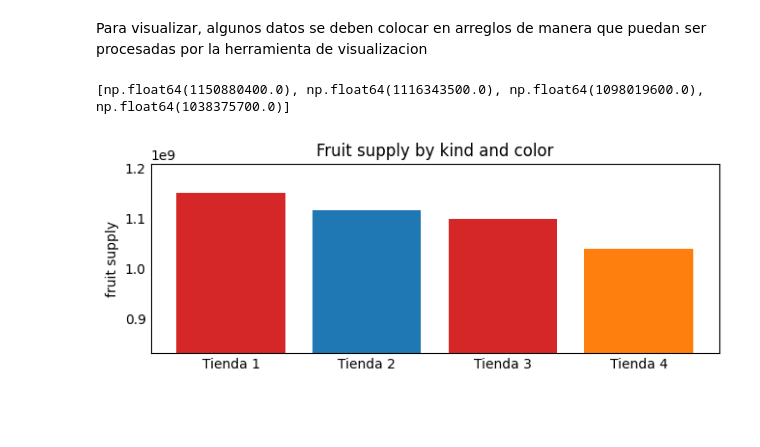
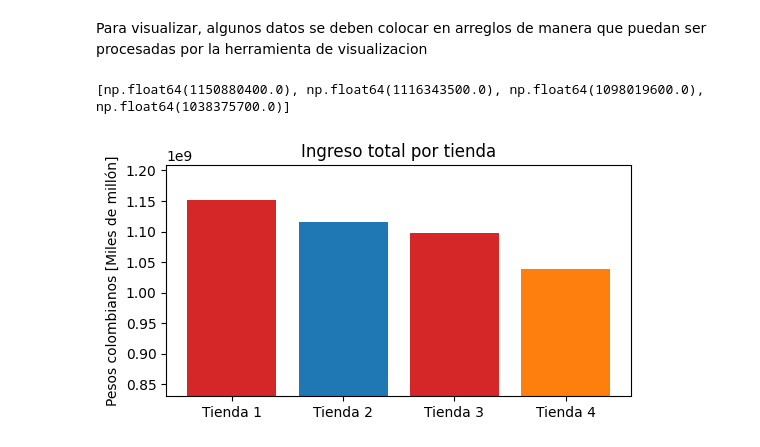
Before and after one commit to marmalux/portafolio_ciencia_datos, a Jupyter notebook: AluraStoreLatam.ipynb, the cells around one changed output. Saved outputs shown, nothing was run; the diff lists cells and outputs as text; code cells hidden in the pictures; blank space fills up the shorter version.

```diff
--- a/AluraStoreLatam.ipynb
+++ b/AluraStoreLatam.ipynb
@@ -233,22 +221,18 @@ from matplotlib import pyplot as plt
 # %%
 #Ingresos tiendas
 ingreso_tiendas =[ingreso_tienda1,ingreso_tienda2,ingreso_tienda3,ingreso_tienda4]
 print(ingreso_tiendas)
-fig, ax = plt.subplots(figsize=(6, 2))
+fig, ax = plt.subplots(figsize=(6, 3))
 
 tiendas = ['Tienda 1','Tienda 2','Tienda 3','Tienda 4']
-counts = [40, 100, 30, 55]
-# bar_labels = ['red', 'blue', '_red', 'orange']
 bar_colors = ['tab:red', 'tab:blue', 'tab:red', 'tab:orange']
 
 ax.bar(tiendas, ingreso_tiendas, color=bar_colors)
 plt.ylim(ymin=min(ingreso_tiendas)*0.8)
-ax.set_ylabel('fruit supply')
-ax.set_title('Fruit supply by kind and color')
-# ax.legend(title='Fruit color')
-
+ax.set_ylabel('Pesos colombianos [Miles de millón]')
+ax.set_title('Ingreso total por tienda')
 
 plt.show()
 # %% [output]
 [np.float64(1150880400.0), np.float64(1116343500.0), np.float64(1098019600.0), np.float64(1038375700.0)]
-[figure, old version]
+[figure, new version]
```
Also changed, not shown: parts of 2 cells of this notebook.
